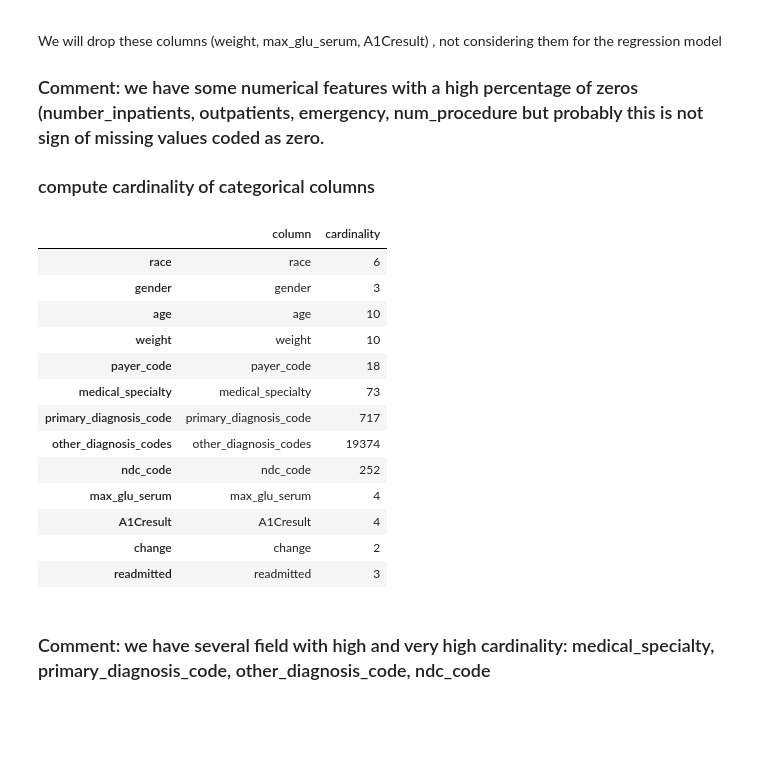
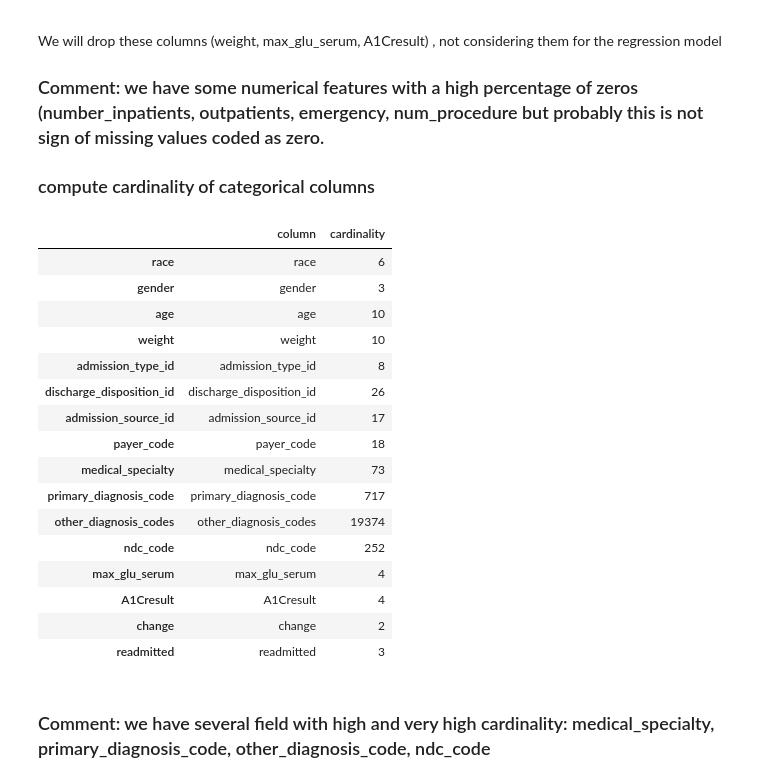
Before and after one commit to luigisaetta/uci-diabetes, a Jupyter notebook: project/starter_code/student_project.ipynb, the cells around one changed output. Saved outputs shown, nothing was run; the diff lists cells and outputs as text; code cells hidden in the pictures; blank space fills up the shorter version.

```diff
--- a/project/starter_code/student_project.ipynb
+++ b/project/starter_code/student_project.ipynb
@@ -196,17 +202,22 @@ We will drop these columns (weight, max_glu_serum, A1Cresult) , not considering
 
 ### compute cardinality of categorical columns
 # %%
-cat_feature_list = ['race', 'gender', 'age', 'weight', 'payer_code', 'medical_specialty', 'primary_diagnosis_code', 'other_diagnosis_codes',
+cat_feature_list = ['race', 'gender', 'age', 'weight', 'admission_type_id', 'discharge_disposition_id', 'admission_source_id',
+                    'payer_code', 'medical_specialty',
+                    'primary_diagnosis_code', 'other_diagnosis_codes',
                             'ndc_code', 'max_glu_serum', 'A1Cresult','change', 'readmitted']
 
 # in student_utils
 count_unique_values(df, cat_feature_list)
 # %% [output]
 |  | column | cardinality |
 | race | race | 6 |
 | gender | gender | 3 |
 | age | age | 10 |
 | weight | weight | 10 |
+| admission_type_id | admission_type_id | 8 |
+| discharge_disposition_id | discharge_disposition_id | 26 |
+| admission_source_id | admission_source_id | 17 |
 | payer_code | payer_code | 18 |
 | medical_specialty | medical_specialty | 73 |
 | primary_diagnosis_code | primary_diagnosis_code | 717 |
```
Also changed, not shown: parts of 11 cells of this notebook, 2 other files.
